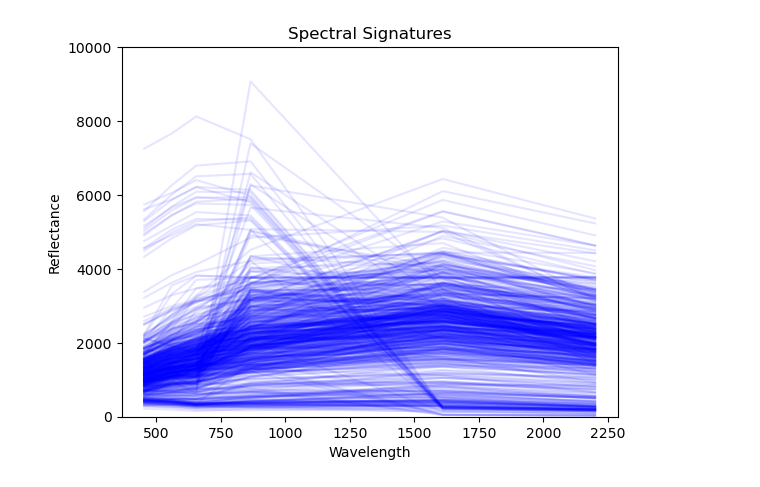
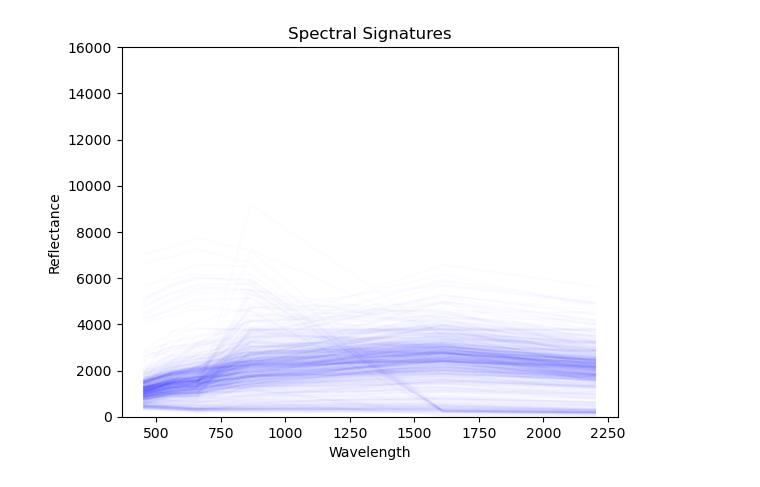
Before and after one commit to earthlab/cross-sensor-cal, a Jupyter notebook: plot_resample.ipynb, the cells around one changed output. Saved outputs shown, nothing was run; the diff lists cells and outputs as text; code cells hidden in the pictures.

Commit message:
plot frustration

```diff
--- a/plot_resample.ipynb
+++ b/plot_resample.ipynb
@@ -65,9 +93,9 @@ array([[-9998.99999999, -9999.        , -9999.        , -9999.        ,
 # %%
 filename5 = "export/resample_landsat5"
-spectral_data_landsat5 = get_spectral_data(filename5, row_step, col_step)
+spectral_data_landsat5, wavelengths5 = get_spectral_data_and_wavelengths(filename5, row_step, col_step)
 filename7 = "export/resample_landsat7"
-spectral_data_landsat7 = get_spectral_data(filename7, row_step, col_step)
+spectral_data_landsat7, wavelengths7 = get_spectral_data_and_wavelengths(filename7, row_step, col_step)
 filename8 = "export/resample_landsat8"
-spectral_data_landsat8 = get_spectral_data(filename8, row_step, col_step)
+spectral_data_landsat8, wavelengths8 = get_spectral_data_and_wavelengths(filename8, row_step, col_step)
 filename9 = "export/resample_landsat9.img"
-spectral_data_landsat9 = get_spectral_data(filename9, row_step, col_step)
+spectral_data_landsat9, wavelengths9 = get_spectral_data_and_wavelengths(filename9, row_step, col_step)
@@ -74,11 +115,3 @@ spectral_data_landsat9 = get_spectral_data(filename9, row_step, col_step)
 # %%
-
-for i in range(spectral_data.shape[0]): # Loop through each row/pixel
-    plt.plot(envi.wavelengths, spectral_data[i, :], label=f'Pixel {i+1}')
-
-plt.xlabel('Wavelength')
-plt.ylabel('Reflectance')
-plt.title('Spectral Signatures')
-plt.ylim(0,10000)
-plt.show()
+spectral_data_landsat9
 # %% [output]
@@ -86,33 +131,36 @@ plt.show()
 # %%
 import matplotlib.pyplot as plt
 
-def plot_spectral_signatures(wavelengths, spectral_data, line_color='blue', transparency=0.1):
+def plot_spectral_signatures(wavelengths, spectral_data, line_color='blue', transparency=0.5):
     """
     Plot spectral signatures for each pixel in the spectral data, all in the same specified color and with transparency.
 
     Parameters:
     - wavelengths: array-like, the wavelengths corresponding to the spectral bands.
     - spectral_data: 2D array, spectral data where each row corresponds to a pixel and columns to spectral bands.
     - line_color: str, optional, the color of the lines. Default is 'blue'.
     - transparency: float, optional, the transparency level of the lines. Default is 0.5.
     """
     # Check if spectral_data is not empty
     if spectral_data.size == 0:
         print("Spectral data is empty.")
         return
 
+    num_wavelengths = len(wavelengths)  # Dynamically get the number of wavelengths
+
     # Plotting each pixel's spectral signature
     for i in range(spectral_data.shape[0]):  # Loop through each row/pixel
-        plt.plot(wavelengths, spectral_data[i, :], color=line_color, alpha=transparency)
+        # Ensure plotting only up to the number of available wavelengths
+        plt.plot(wavelengths, spectral_data[i, :num_wavelengths], color=line_color, alpha=transparency)
 
     plt.xlabel('Wavelength')
     plt.ylabel('Reflectance')
     plt.title('Spectral Signatures')
-    plt.ylim(0, 10000)
+    plt.ylim(0, 16000)
     plt.show()
 
-
-# Example usage (assuming envi.wavelengths and spectral_data are already defined):
-plot_spectral_signatures(envi.wavelengths, spectral_data)
+# Example usage:
+# Assuming envi.wavelengths and spectral_data are already defined:
+plot_spectral_signatures(wavelengths9, spectral_data_landsat9, 'blue', 0.01)
 # %% [output]
-[figure, old version]
+[figure, new version]
```
Also changed, not shown: parts of 8 cells of this notebook.
